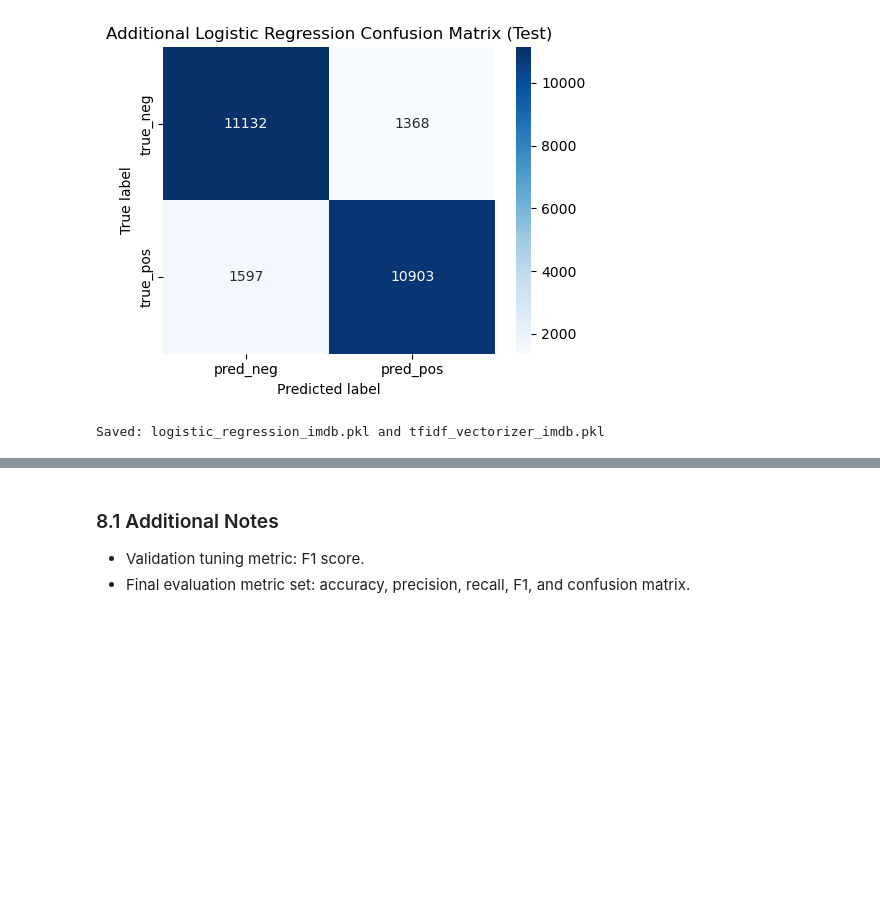
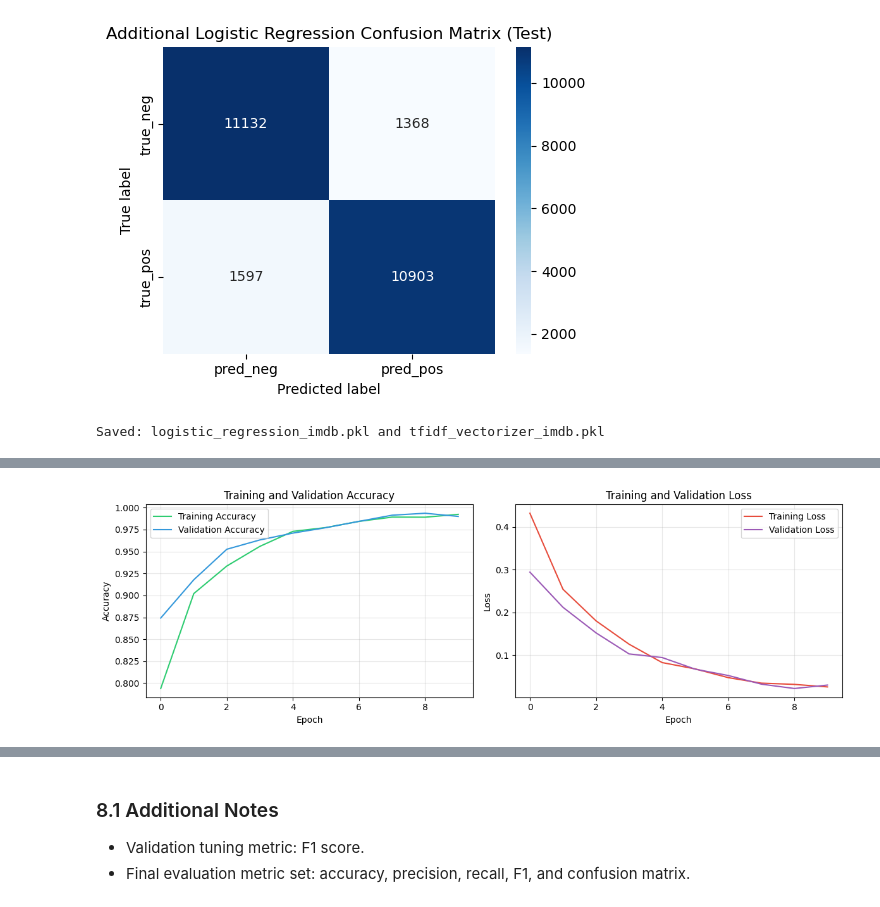
Before and after one commit to myn13/imdb-moview-review-analysis, a Jupyter notebook: imdb-analysis.ipynb, the cells around one changed output, grey strips where cells are left out. Cells and saved outputs as stored; diff of their text form; code cells hidden in the pictures; blank space fills up the shorter version.

Commit message:
RNN training and test

```diff
--- a/imdb-analysis.ipynb
+++ b/imdb-analysis.ipynb
@@ -430,0 +431,91 @@ Saved: logistic_regression_imdb.pkl and tfidf_vectorizer_imdb.pkl
+# %%
+# import libraries
+import tensorflow as tf
+import tensorflow_datasets as tfds
+
+import numpy as np
+import matplotlib.pyplot as plt
+
+# Load IMDB dataset from TensorFlow Datasets
+dataset, info = tfds.load('imdb_reviews', with_info=True, as_supervised=True)
+train_ds, test_ds = dataset['train'], dataset['test']
+
+# Shuffle and create validation split from training
+BUFFER_SIZE = 10000
+BATCH_SIZE = 64
+VOCAB_SIZE = 10000
+MAX_SEQ_LENGTH = 256
+EMBEDDING_DIM = 128
+RNN_UNITS = 64
+EPOCHS = 10
+
+train_ds_full = dataset['train'].shuffle(BUFFER_SIZE)
+val_size = int(0.2 * 25000)
+val_ds = train_ds_full.take(val_size).batch(BATCH_SIZE).prefetch(tf.data.AUTOTUNE)
+train_ds = train_ds_full.skip(val_size).batch(BATCH_SIZE).prefetch(tf.data.AUTOTUNE)
+test_ds = dataset['test'].batch(BATCH_SIZE).prefetch(tf.data.AUTOTUNE)
+
+# Text vectorization layer
+encoder = tf.keras.layers.TextVectorization(
+    max_tokens=VOCAB_SIZE,
+    output_sequence_length=MAX_SEQ_LENGTH,
+    standardize='lower_and_strip_punctuation',
+    split='whitespace'
+)
+train_text = dataset['train'].map(lambda x, y: x)
+encoder.adapt(train_text)
+
+# Build RNN model (Bidirectional LSTM)
+def build_rnn_model():
+    model = tf.keras.Sequential([
+        encoder,
+        tf.keras.layers.Embedding(VOCAB_SIZE + 1, EMBEDDING_DIM, mask_zero=True),
+        tf.keras.layers.Bidirectional(tf.keras.layers.LSTM(RNN_UNITS)),
+        tf.keras.layers.Dense(64, activation='relu'),
+        tf.keras.layers.Dropout(0.5),
+        tf.keras.layers.Dense(1, activation='sigmoid')
+    ])
+    model.compile(
+        optimizer=tf.keras.optimizers.Adam(learning_rate=1e-3),
+        loss='binary_crossentropy',
+        metrics=['accuracy']
+    )
+    return model
+
+rnn_model = build_rnn_model()
+rnn_model.summary()
+
+# Train the model
+history = rnn_model.fit(
+    train_ds,
+    validation_data=val_ds,
+    epochs=EPOCHS,
+    verbose=1
+)
+
+# Plot training and validation accuracy and loss
+fig, axes = plt.subplots(1, 2, figsize=(12, 4))
+
+axes[0].plot(history.history['accuracy'], label='Training Accuracy', color='#2ecc71')
+axes[0].plot(history.history['val_accuracy'], label='Validation Accuracy', color='#3498db')
+axes[0].set_xlabel('Epoch')
+axes[0].set_ylabel('Accuracy')
+axes[0].set_title('Training and Validation Accuracy')
+axes[0].legend()
+axes[0].grid(True, alpha=0.3)
+
+axes[1].plot(history.history['loss'], label='Training Loss', color='#e74c3c')
+axes[1].plot(history.history['val_loss'], label='Validation Loss', color='#9b59b6')
+axes[1].set_xlabel('Epoch')
+axes[1].set_ylabel('Loss')
+axes[1].set_title('Training and Validation Loss')
+axes[1].legend()
+axes[1].grid(True, alpha=0.3)
+
+plt.tight_layout()
+plt.show()
+
+# Save the trained model for testing
+rnn_model.save('rnn_imdb_model.keras')
+print('Model saved as rnn_imdb_model.keras')
+# %% [output]
@@ -430,0 +567 @@ Saved: logistic_regression_imdb.pkl and tfidf_vectorizer_imdb.pkl
+[figure, added]
```
Also changed, not shown: parts of 5 cells of this notebook.
